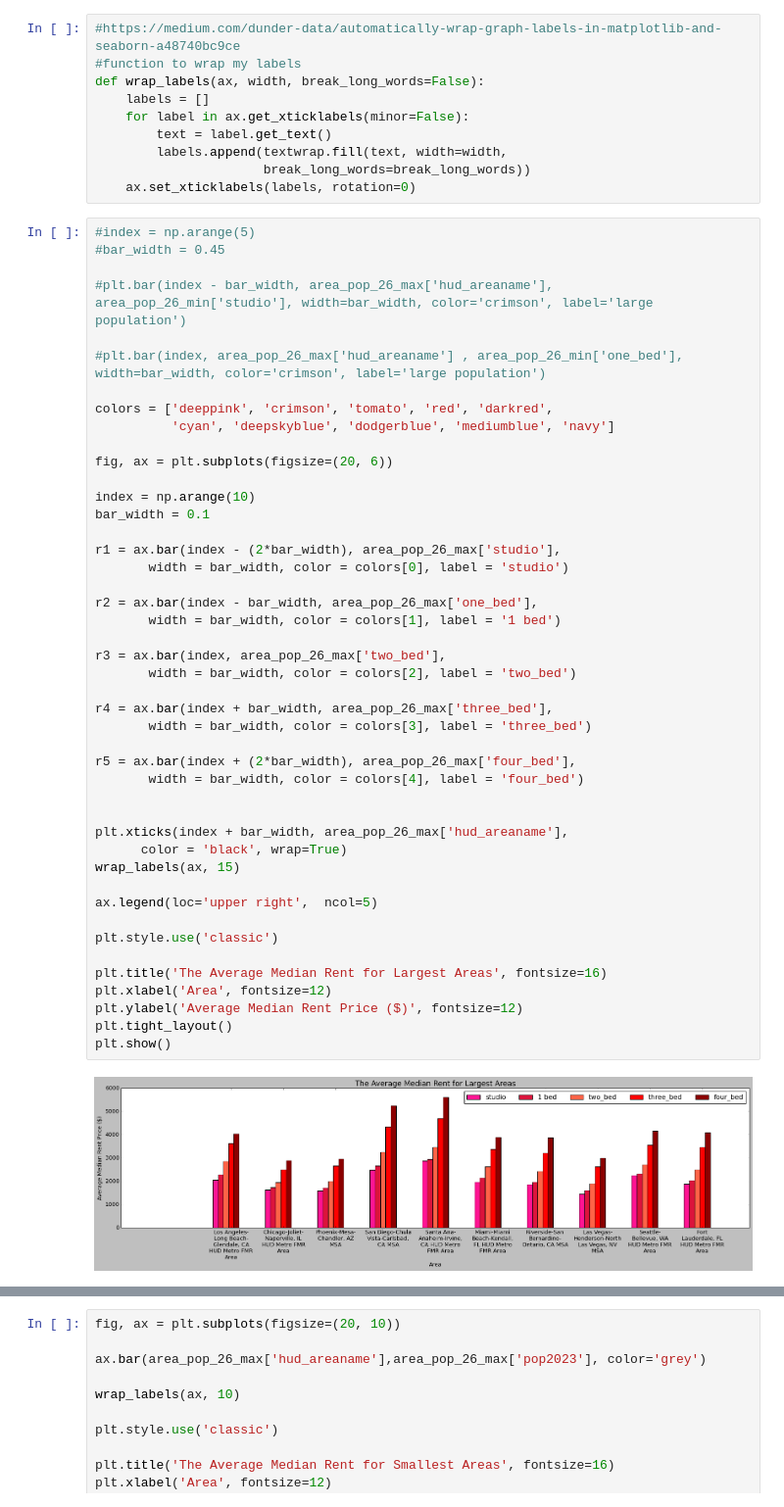
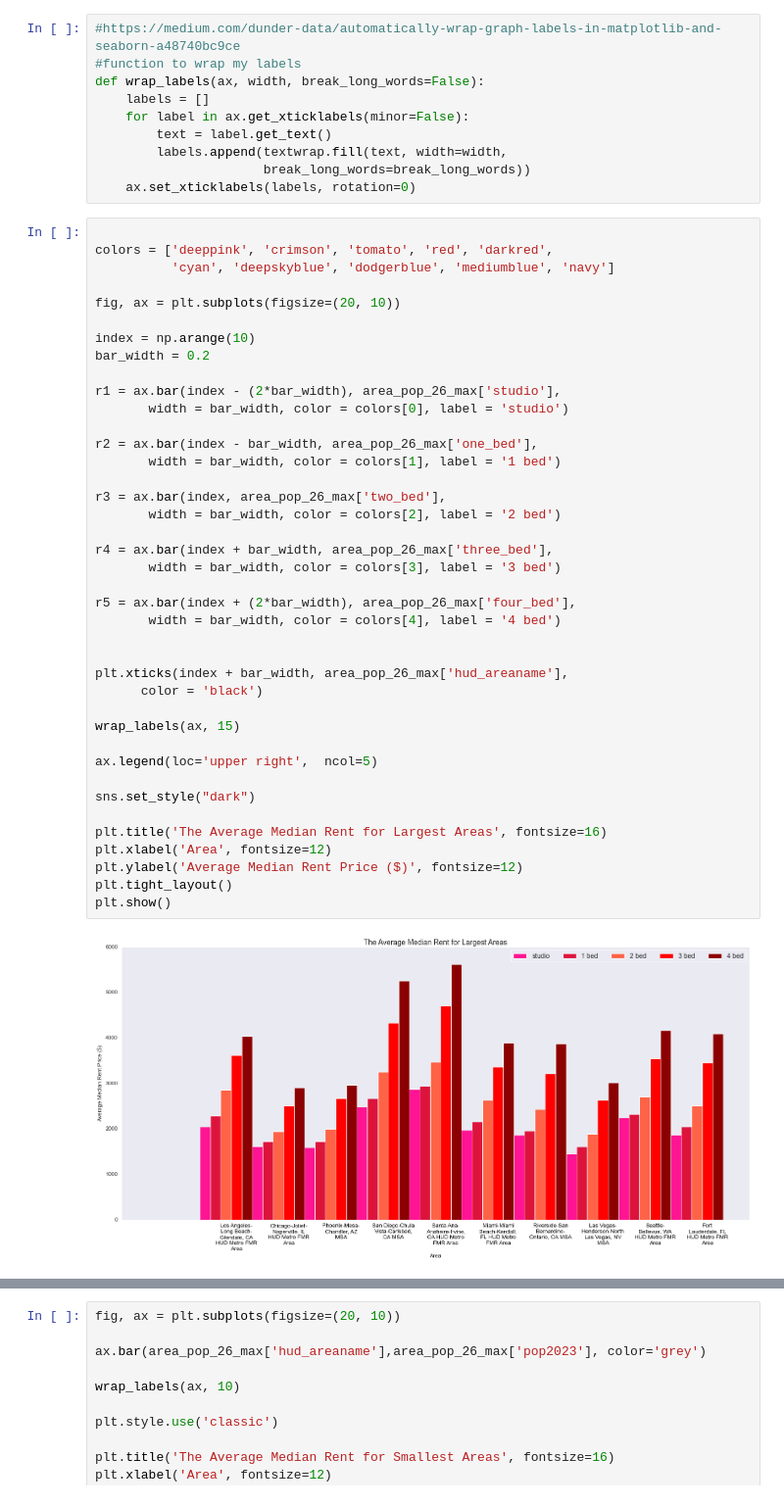
Before and after one commit to Lotus259/MalaysiaHFinal.github.io, a Jupyter notebook: MATPHY231 FinalNotebook/Final_Notebook_Malaysia.ipynb, the cells around one changed output, grey strips where cells are left out. Shown at 98% size. Saved outputs shown, nothing was run; the diff lists cells and outputs as text.

```diff
--- a/MATPHY231 FinalNotebook/Final_Notebook_Malaysia.ipynb
+++ b/MATPHY231 FinalNotebook/Final_Notebook_Malaysia.ipynb
@@ -216,52 +216,47 @@ def wrap_labels(ax, width, break_long_words=False):
                       break_long_words=break_long_words))
     ax.set_xticklabels(labels, rotation=0)
 # %%
-#index = np.arange(5)
-#bar_width = 0.45
-
-#plt.bar(index - bar_width, area_pop_26_max['hud_areaname'], area_pop_26_min['studio'], width=bar_width, color='crimson', label='large population')
-
-#plt.bar(index, area_pop_26_max['hud_areaname'] , area_pop_26_min['one_bed'], width=bar_width, color='crimson', label='large population')
 
 colors = ['deeppink', 'crimson', 'tomato', 'red', 'darkred',
           'cyan', 'deepskyblue', 'dodgerblue', 'mediumblue', 'navy']
 
-fig, ax = plt.subplots(figsize=(20, 6))
+fig, ax = plt.subplots(figsize=(20, 10))
 
 index = np.arange(10)
-bar_width = 0.1
+bar_width = 0.2
 
 r1 = ax.bar(index - (2*bar_width), area_pop_26_max['studio'],
        width = bar_width, color = colors[0], label = 'studio')
 
 r2 = ax.bar(index - bar_width, area_pop_26_max['one_bed'],
        width = bar_width, color = colors[1], label = '1 bed')
 
 r3 = ax.bar(index, area_pop_26_max['two_bed'],
-       width = bar_width, color = colors[2], label = 'two_bed')
+       width = bar_width, color = colors[2], label = '2 bed')
 
 r4 = ax.bar(index + bar_width, area_pop_26_max['three_bed'],
-       width = bar_width, color = colors[3], label = 'three_bed')
+       width = bar_width, color = colors[3], label = '3 bed')
 
 r5 = ax.bar(index + (2*bar_width), area_pop_26_max['four_bed'],
-       width = bar_width, color = colors[4], label = 'four_bed')
+       width = bar_width, color = colors[4], label = '4 bed')
 
 
 plt.xticks(index + bar_width, area_pop_26_max['hud_areaname'],
-      color = 'black', wrap=True)
+      color = 'black')
+
 wrap_labels(ax, 15)
 
 ax.legend(loc='upper right',  ncol=5)
 
-plt.style.use('classic')
+sns.set_style("dark")
 
 plt.title('The Average Median Rent for Largest Areas', fontsize=16)
 plt.xlabel('Area', fontsize=12)
 plt.ylabel('Average Median Rent Price ($)', fontsize=12)
 plt.tight_layout()
 plt.show()
 # %% [output]
-[figure, old version]
+[figure, new version]
 # %%
 # Your visualization here
 
```
Also changed, not shown: parts of 6 cells of this notebook.
